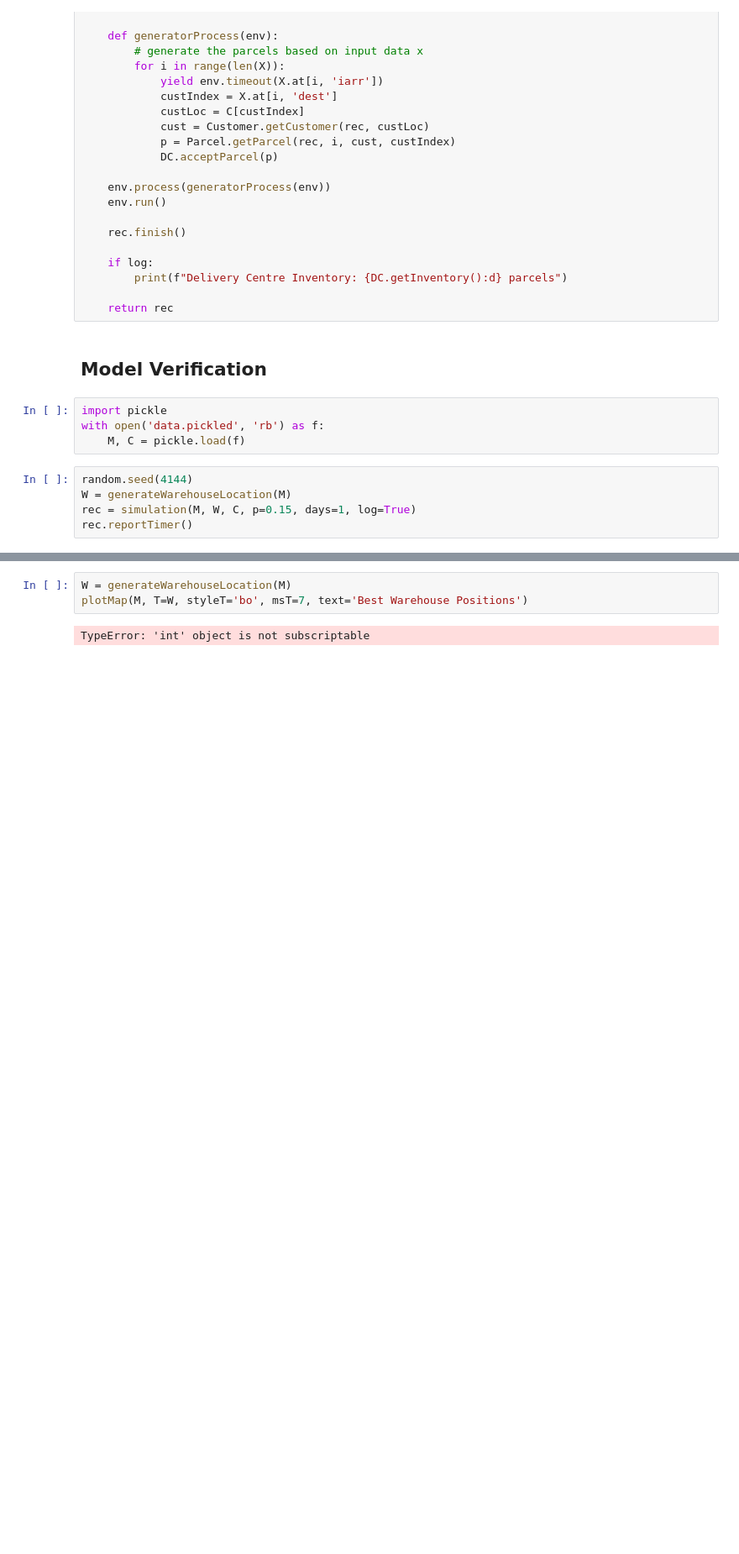
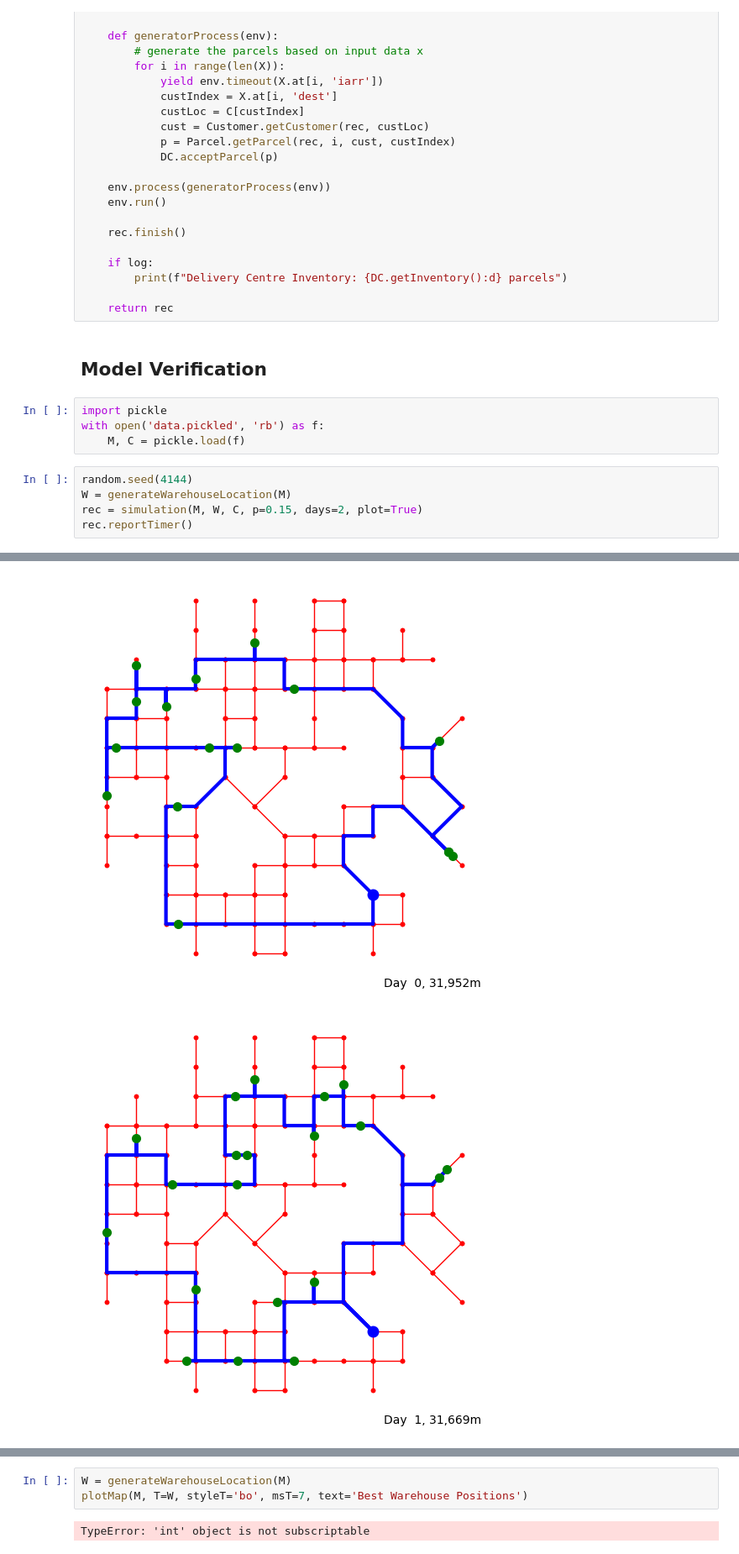
Before and after one commit to SahillMulani/MSO, a Jupyter notebook: Step 6 Model Verification/Simulation Step 6 Model Verification.ipynb, the cells around one changed output, grey strips where cells are left out. Shown at 84% size. Saved outputs shown, nothing was run; the diff lists cells and outputs as text; blank space fills up the shorter version.

```diff
--- a/Step 6 Model Verification/Simulation Step 6 Model Verification.ipynb
+++ b/Step 6 Model Verification/Simulation Step 6 Model Verification.ipynb
@@ -900,6 +900,6 @@ with open('data.pickled', 'rb') as f:
 # %%
 random.seed(4144)
 W = generateWarehouseLocation(M)
-rec = simulation(M, W, C, p=0.15, days=1, log=True)
+rec = simulation(M, W, C, p=0.15, days=2, plot=True)
 rec.reportTimer()
 # %% [output]
@@ -922,0 +907,2 @@ Simulating delivery of 15 parcels over 1 days to 150 customers
+[figure, added]
+[figure, added]
```
Also changed, not shown: parts of 3 cells of this notebook, 12 other files.
